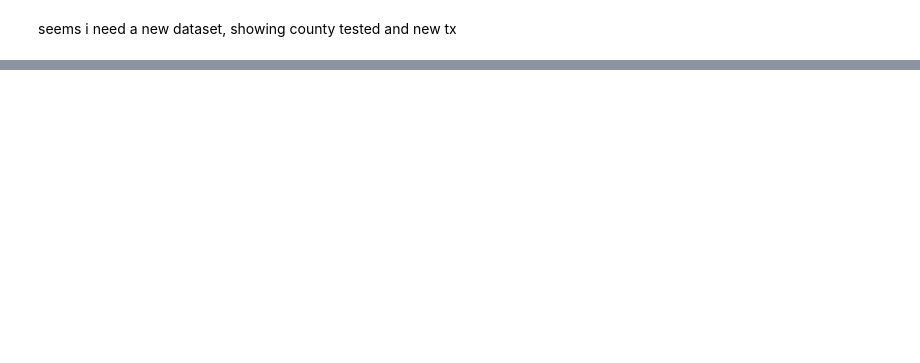
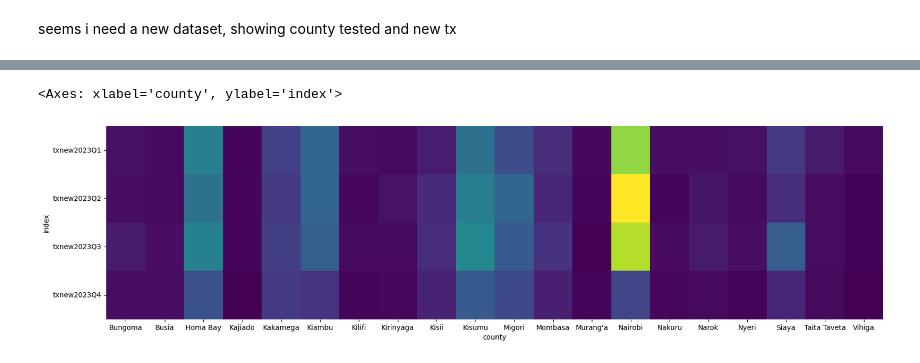
Before and after one commit to WayneNyariroh/wynlb.kccbs_sites_map, a Jupyter notebook: data_prep_cleaning_eda.ipynb, the cells around one changed output, grey strips where cells are left out. Cells and saved outputs as stored; diff of their text form; code cells hidden in the pictures; blank space fills up the shorter version.

```diff
--- a/data_prep_cleaning_eda.ipynb
+++ b/data_prep_cleaning_eda.ipynb
@@ -360,0 +621,10 @@ test.set_index()
+# %%
+test_heat = ((prepd_data[['county','txnew2023Q1','txnew2023Q2',
+             'txnew2023Q3','txnew2023Q4']].groupby(
+                 by=['county'])[['txnew2023Q1',
+                                 'txnew2023Q2','txnew2023Q3','txnew2023Q4']].sum()).transpose().reset_index().set_index('index'))
+alt.Chart(test_heat).mark_rect().encode(
+    x='sum(test_heat.columns.to_list()):Q',
+    y='test_heat.index.to_list():O',
+    color='sum(test_heat.columns.to_list()):Q'
+)
@@ -360,0 +633,6 @@ test.set_index()
+# %%
+plt.figure(figsize=(20,5))
+sns.heatmap(test_heat, cmap='viridis',cbar=False)
+# %% [output]
+<Axes: xlabel='county', ylabel='index'>
+[figure, added]
```
Also changed, not shown: parts of 49 cells of this notebook, 5 other files.
